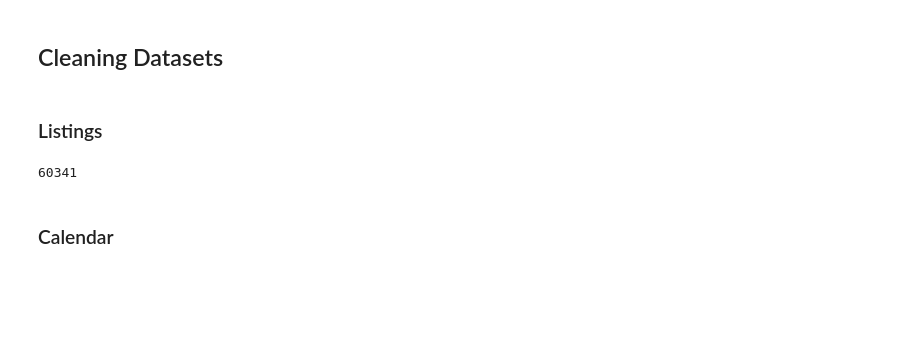
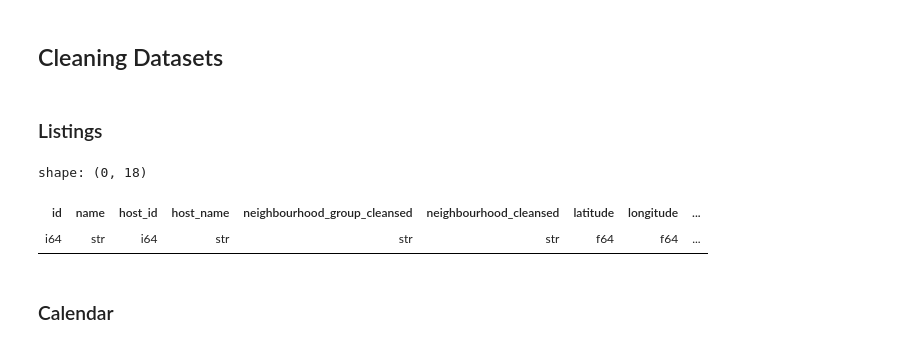
Before and after one commit to muossii/Data-Visualization, a Jupyter notebook: Cleaning Airbnb.ipynb, the cells around one changed output. Cells and saved outputs as stored; diff of their text form; code cells hidden in the pictures; blank space fills up the shorter version.

```diff
--- a/Cleaning Airbnb.ipynb
+++ b/Cleaning Airbnb.ipynb
@@ -86,14 +86,16 @@ listings_cleaned = listings.select(
         "reviews_per_month", "calculated_host_listings_count",
         "availability_365", "number_of_reviews_ltm", "license"
     ).filter(
-    ~pl.col("price").is_null() & ~pl.col("id").is_null()
+    ~pl.col("price").is_null() & ~pl.col("id").is_null() & pl.col("host_name").is_not_null()
 ).with_columns(
     price = pl.col("price").str.strip_prefix("$").str.replace_all(",","").cast(pl.Float64)
 )
-
-listings_cleaned.collect()
-# %% [output]
-60341
+# %%
+listings_cleaned.filter(pl.col("room_type").is_null()).collect()
+# %% [output]
+shape: (0, 18)
+| id | name | host_id | host_name | neighbourhood_group_cleansed | neighbourhood_cleansed | latitude | longitude | ... |
+| i64 | str | i64 | str | str | str | f64 | f64 | ... |
 # %%
 listings_cleaned.sink_csv("listings_cleaned.csv")
 # %% [markdown]
```
Also changed, not shown: parts of 4 cells of this notebook.
